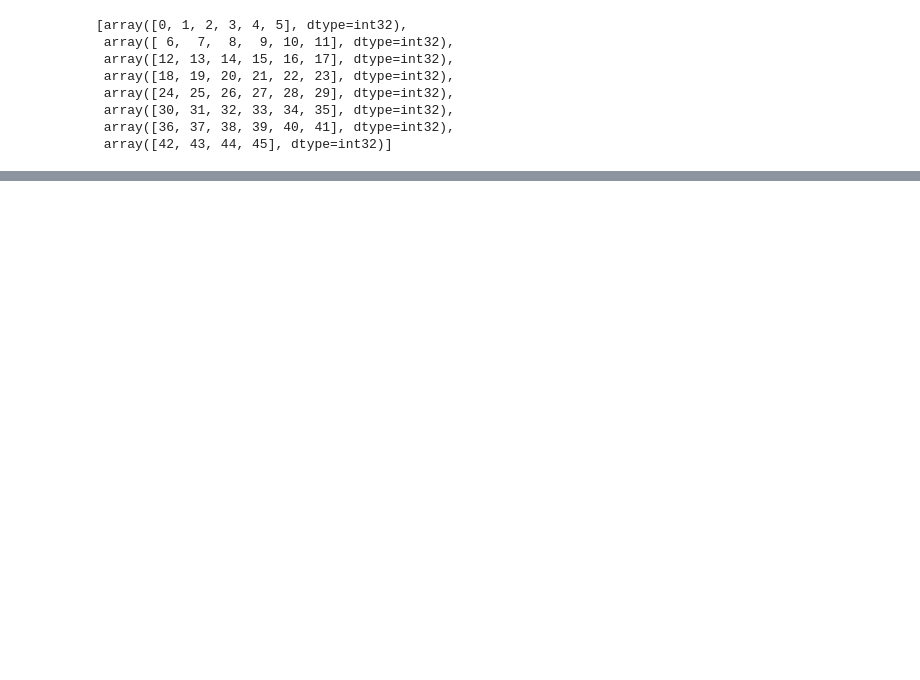
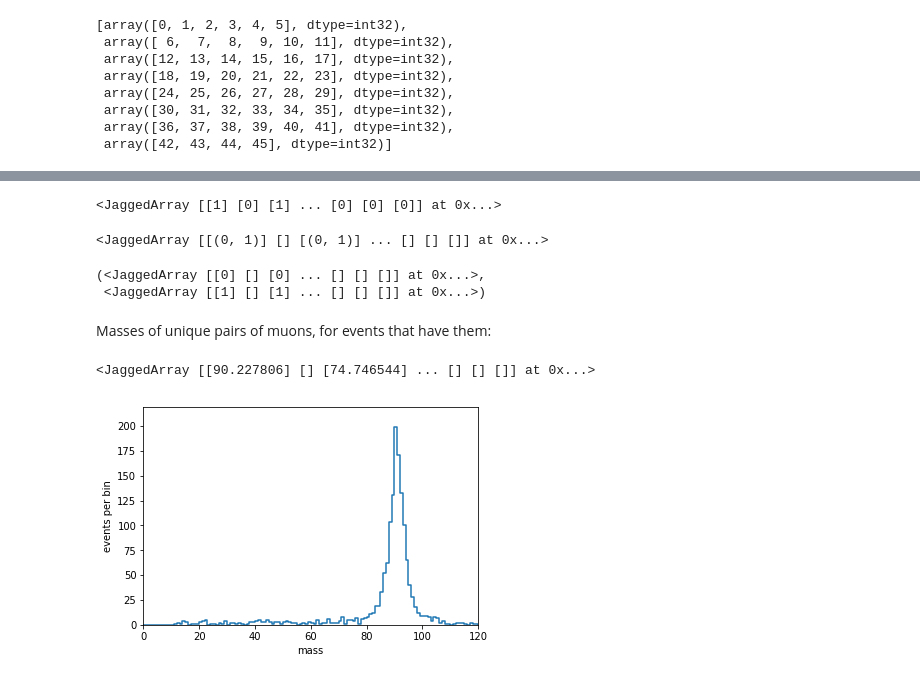
Before and after one commit to scikit-hep/uproot3, a Jupyter notebook: binder/tutorial.ipynb, the cells around one changed output, grey strips where cells are left out. Saved outputs shown, nothing was run; the diff lists cells and outputs as text; code cells hidden in the pictures; blank space fills up the shorter version.

```diff
--- a/binder/tutorial.ipynb
+++ b/binder/tutorial.ipynb
@@ -943,0 +1220,4 @@ Note that `pandas.DataFrame` is also a recognized option for all **outputtype**
+# %%
+pt = numpy.sqrt(px**2 + py**2)
+p = numpy.sqrt(px**2 + py**2 + pz**2)
+p
@@ -943,0 +1287,34 @@ Note that `pandas.DataFrame` is also a recognized option for all **outputtype**
+# %%
+abs(eta).argmax()
+# %% [output]
+<JaggedArray [[1] [0] [1] ... [0] [0] [0]] at 0x...>
+# %%
+pairs = pt.argchoose(2)
+pairs
+# %% [output]
+<JaggedArray [[(0, 1)] [] [(0, 1)] ... [] [] []] at 0x...>
+# %%
+left  = pairs.i0
+right = pairs.i1
+left, right
+# %% [output]
+(<JaggedArray [[0] [] [0] ... [] [] []] at 0x...>,
+ <JaggedArray [[1] [] [1] ... [] [] []] at 0x...>)
+# %% [markdown]
+Masses of unique pairs of muons, for events that have them:
+# %%
+masses = numpy.sqrt((E[left] + E[right])**2 - (px[left] + px[right])**2 -
+                    (py[left] + py[right])**2 - (pz[left] + pz[right])**2)
+masses
+# %% [output]
+<JaggedArray [[90.227806] [] [74.746544] ... [] [] []] at 0x...>
+# %%
+counts, edges = numpy.histogram(masses.flatten(), bins=120, range=(0, 120))
+
+matplotlib.pyplot.step(x=edges, y=numpy.append(counts, 0), where="post");
+matplotlib.pyplot.xlim(edges[0], edges[-1]);
+matplotlib.pyplot.ylim(0, counts.max() * 1.1);
+matplotlib.pyplot.xlabel("mass");
+matplotlib.pyplot.ylabel("events per bin");
+# %% [output]
+[figure, added]
```
Also changed, not shown: parts of 477 cells of this notebook, 6 other files.
